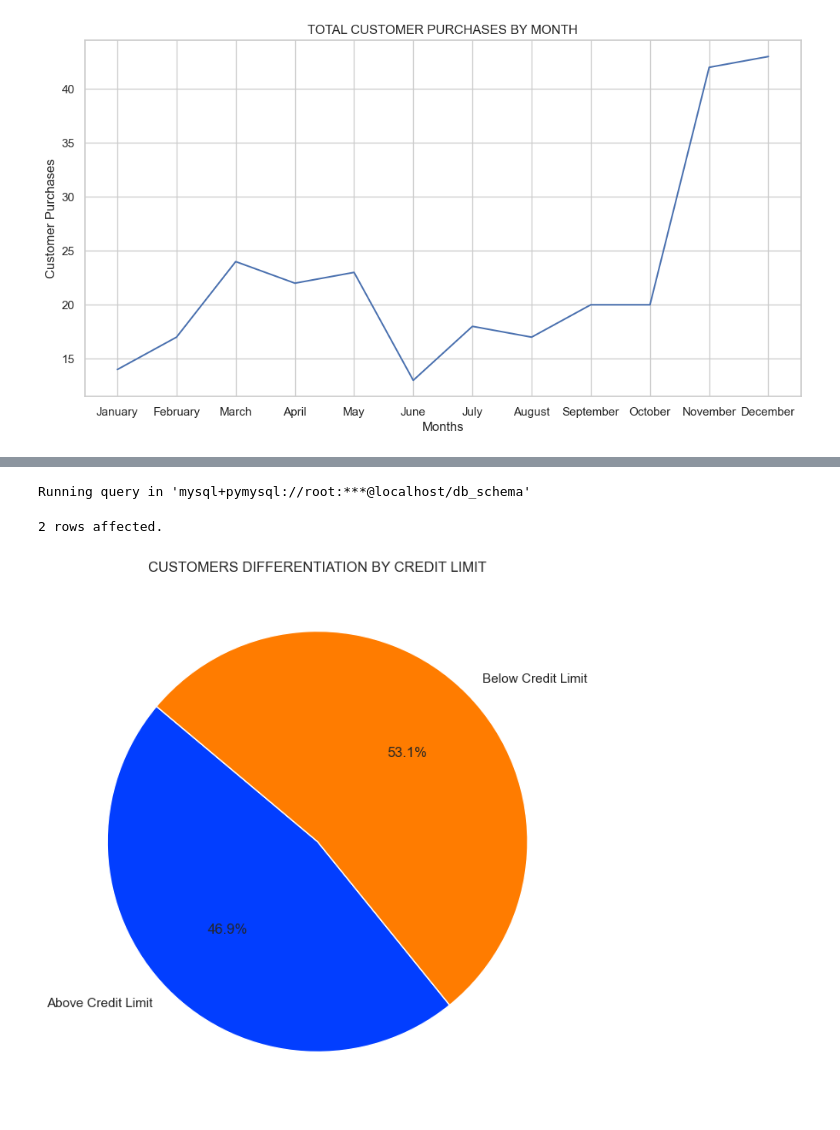
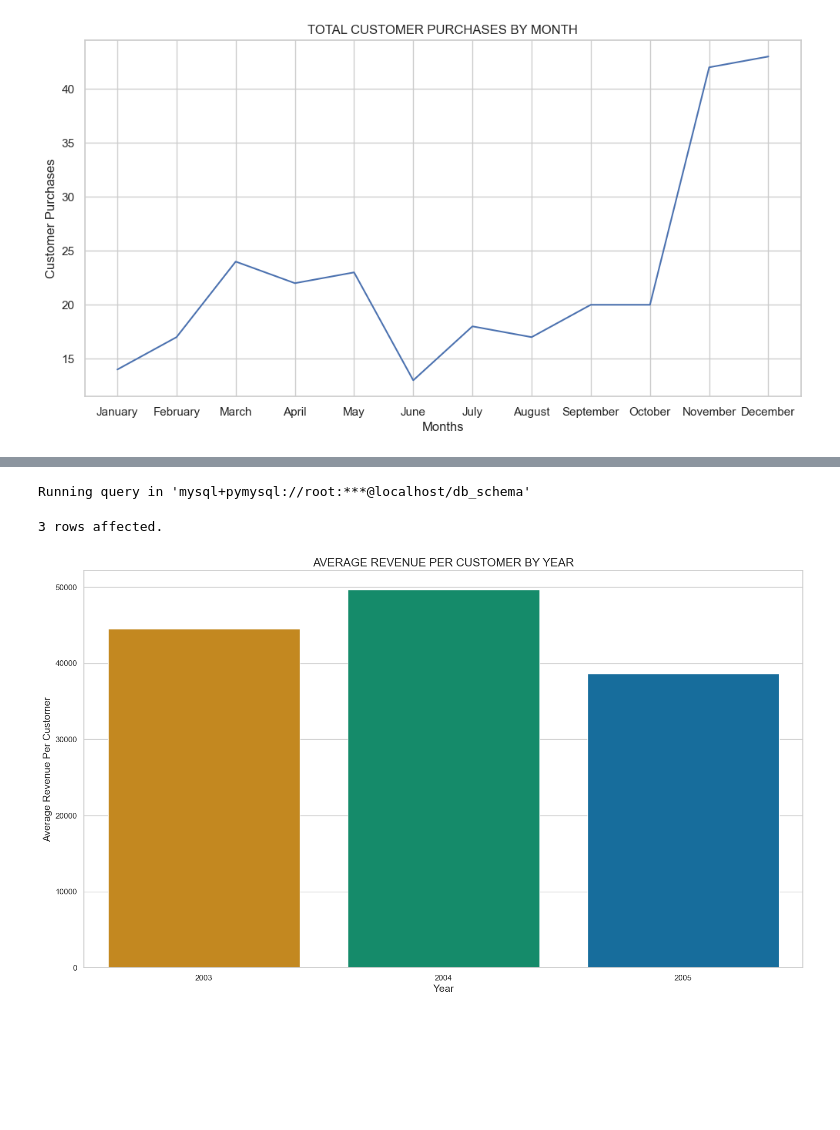
Before and after one commit to Dedamola1/Customer_and_Product_Analysis, a Jupyter notebook: Customers EDA.ipynb, the cells around one changed output, grey strips where cells are left out. Cells and saved outputs as stored; diff of their text form; code cells hidden in the pictures; blank space fills up the shorter version.

```diff
--- a/Customers EDA.ipynb
+++ b/Customers EDA.ipynb
@@ -178,19 +178,20 @@ Running query in 'mysql+pymysql://root:***@localhost/db_schema'
-# %%
-# Run the SQL query and load data into a DataFrame
-data = %sql (SELECT COUNT(`customerNumber`) As customersExceedingLimit, 'Above Credit Limit' AS creditlimit FROM (SELECT c.`customerNumber`, `customerName`, `creditLimit`, SUM(amount) as totalSpend FROM customers_new c JOIN payments p ON p.`customerNumber` = c.`customerNumber` GROUP BY c.`customerNumber`, `customerName`, `creditLimit` ORDER BY c.`customerNumber`) as agg_table2 WHERE totalSpend > `creditLimit`) UNION ALL (SELECT COUNT(`customerNumber`) As customersExceedingLimit, 'Below Credit Limit' AS creditlimit FROM (SELECT c.`customerNumber`, `customerName`, `creditLimit`, SUM(amount) as totalSpend FROM customers_new c JOIN payments p ON p.`customerNumber` = c.`customerNumber` GROUP BY c.`customerNumber`, `customerName`, `creditLimit` ORDER BY c.`customerNumber`) as agg_table3 WHERE totalSpend < `creditLimit`);
-df = data.DataFrame()
-
-# Set Seaborn theme
-sns.set_theme(style="whitegrid")
-
-# Plotting the pie chart
-plt.figure(figsize=(18, 8))
-plt.pie(df['customersExceedingLimit'], labels=df['creditlimit'], autopct='%1.1f%%', startangle=140, colors=sns.color_palette("bright", len(df)))
-
-# Title and display
-plt.title("Customers Differentiation by Credit Limit".upper())
-plt.show()
-# %% [output]
-Running query in 'mysql+pymysql://root:***@localhost/db_schema'
-2 rows affected.
-[figure, removed]
+# %%
+data = %sql (SELECT ROUND(revenue / customers,2) AS AverageRevenuePerCustomer, '2003' AS Year FROM (SELECT SUM(od.`quantityOrdered` * od.`priceEach`) AS revenue, COUNT(DISTINCT(`customerName`)) AS customers FROM orderdetails od JOIN orders_new odn ON odn.`orderNumber` = od.`orderNumber` JOIN customers_new c ON c.`customerNumber` = odn.`customerNumber` WHERE odn.`status` IN ('Shipped', 'Resolved') AND YEAR(`shippedDate`) = 2003) AS agg_table6) UNION ALL (SELECT ROUND(revenue / customers,2) AS AverageRevenuePerCustomer, '2004' AS Year FROM (SELECT SUM(od.`quantityOrdered` * od.`priceEach`) AS revenue, COUNT(DISTINCT(`customerName`)) AS customers FROM orderdetails od JOIN orders_new odn ON odn.`orderNumber` = od.`orderNumber` JOIN customers_new c ON c.`customerNumber` = odn.`customerNumber` WHERE odn.`status` IN ('Shipped', 'Resolved') AND YEAR(`shippedDate`) = 2004) AS agg_table5) UNION ALL (SELECT ROUND(revenue / customers,2) AS AverageRevenuePerCustomer, '2005' AS Year FROM (SELECT SUM(od.`quantityOrdered` * od.`priceEach`) AS revenue, COUNT(DISTINCT(`customerName`)) AS customers FROM orderdetails od JOIN orders_new odn ON odn.`orderNumber` = od.`orderNumber` JOIN customers_new c ON c.`customerNumber` = odn.`customerNumber` WHERE odn.`status` IN ('Shipped', 'Resolved') AND YEAR(`shippedDate`) = 2005) AS agg_table7);
+df = data.DataFrame()
+
+# Create the barplot without hue
+plt.figure(figsize=(18, 10))
+g = sns.barplot(data=df, y='AverageRevenuePerCustomer', x='Year', palette="colorblind",
+                hue='AverageRevenuePerCustomer', legend=False)
+
+# Set axis labels and title
+g.set_xlabel("Year", fontsize=14)
+g.set_ylabel("Average Revenue Per Customer", fontsize=14)
+plt.title("Average Revenue Per Customer by Year".upper(), fontsize=16)
+
+# Show plot
+plt.show()
+# %% [output]
+Running query in 'mysql+pymysql://root:***@localhost/db_schema'
+3 rows affected.
+[figure, added]
```
Also changed, not shown: parts of 1 cell of this notebook, 1 other file.
